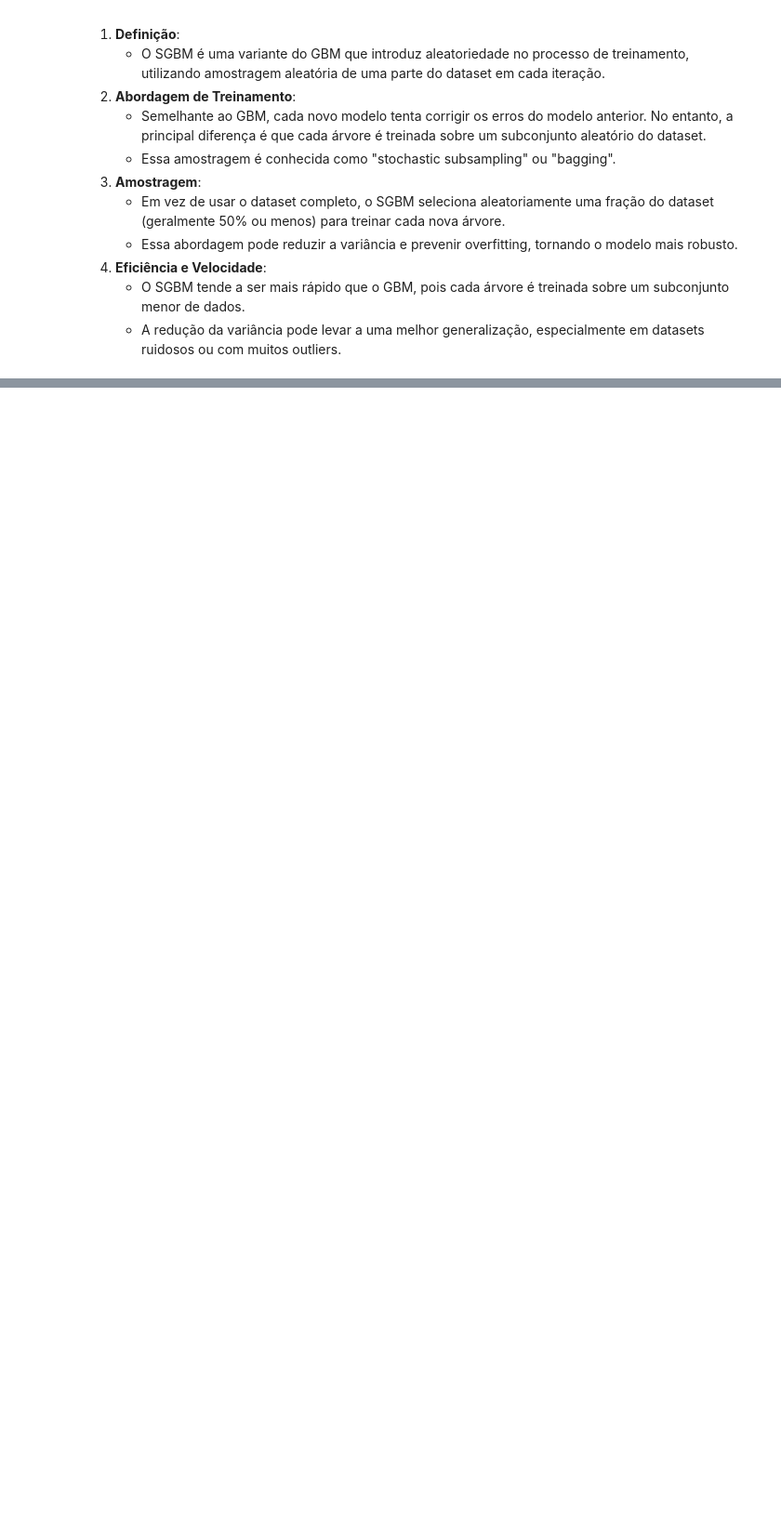
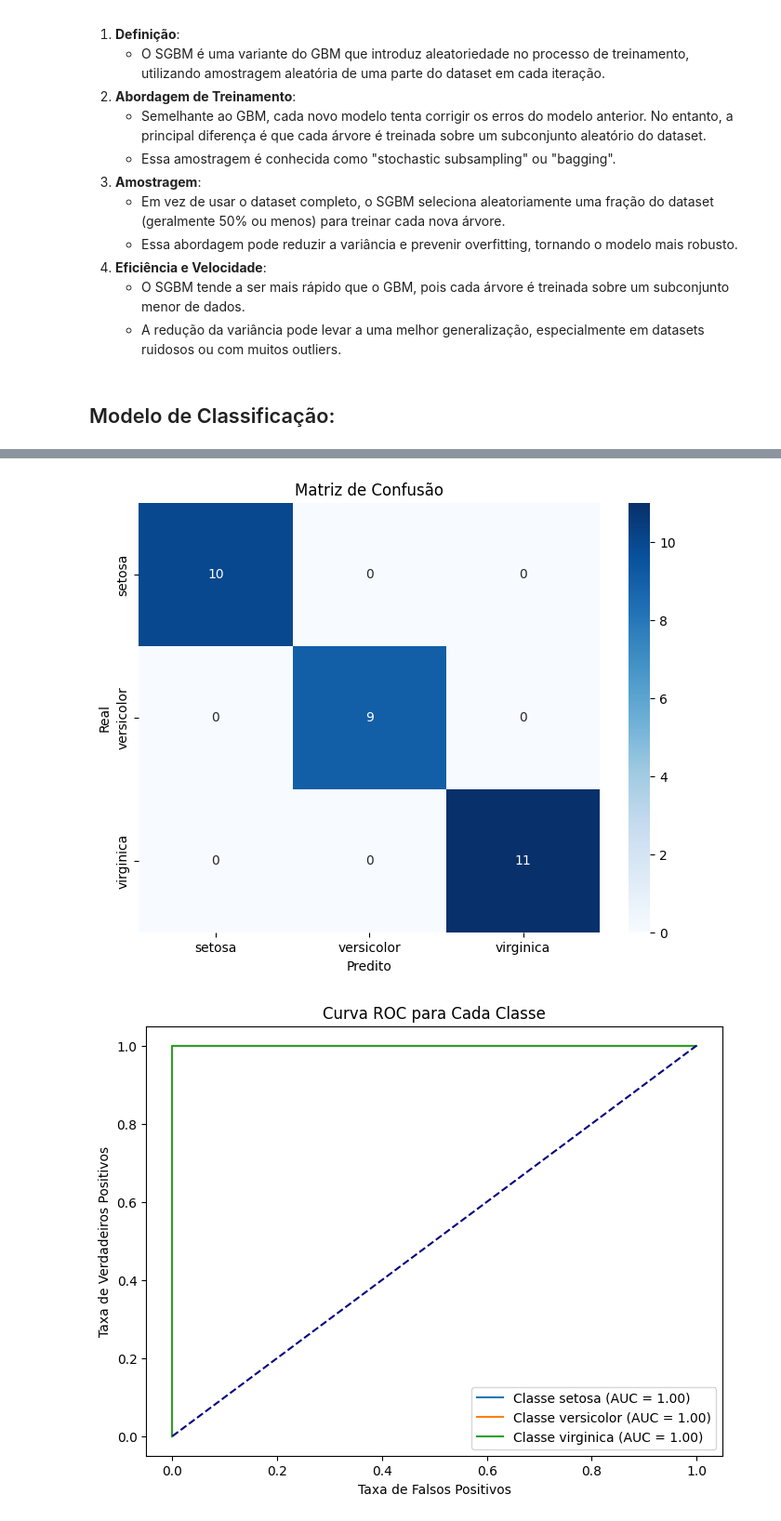
Before and after one commit to enzoschitini/machine-learning, a Jupyter notebook: Gradient Boosting Machine/Gradient Boosting Machine.ipynb, the cells around one changed output, grey strips where cells are left out. Shown: that part at 93% size. Saved outputs shown, nothing was run; the diff lists cells and outputs as text; code cells hidden in the pictures; blank space fills up the shorter version.

Commit message:
Machine Learning

```diff
--- a/Gradient Boosting Machine/Gradient Boosting Machine.ipynb
+++ b/Gradient Boosting Machine/Gradient Boosting Machine.ipynb
@@ -164,3 +164,79 @@ As duas técnicas de machine learning mencionadas, **Stochastic Gradient Boostin
 4. **Eficiência e Velocidade**:
     - O SGBM tende a ser mais rápido que o GBM, pois cada árvore é treinada sobre um subconjunto menor de dados.
     - A redução da variância pode levar a uma melhor generalização, especialmente em datasets ruidosos ou com muitos outliers.
+# %% [markdown]
+## Modelo de Classificação:
+# %%
+# Importação das bibliotecas
+import numpy as np
+import pandas as pd
+from sklearn.datasets import load_iris
+from sklearn.model_selection import train_test_split
+from sklearn.ensemble import GradientBoostingClassifier
+from sklearn.metrics import accuracy_score, classification_report, confusion_matrix, roc_curve, auc
+import matplotlib.pyplot as plt
+import seaborn as sns
+
+# Carregando o dataset Iris
+data = load_iris()
+X = pd.DataFrame(data.data, columns=data.feature_names)
+y = pd.Series(data.target)
+
+# Divisão dos dados em treino e teste
+X_train, X_test, y_train, y_test = train_test_split(X, y, test_size=0.2, random_state=42)
+
+# Criação e treinamento do modelo GBM
+model = GradientBoostingClassifier(n_estimators=100, learning_rate=0.1, max_depth=3, random_state=42)
+model.fit(X_train, y_train)
+
+# Predição no conjunto de teste
+y_pred = model.predict(X_test)
+y_prob = model.predict_proba(X_test)
+
+# Avaliação do modelo
+accuracy = accuracy_score(y_test, y_pred)
+conf_matrix = confusion_matrix(y_test, y_pred)
+class_report = classification_report(y_test, y_pred)
+
+# Exibindo os resultados
+print(f"Acurácia: {accuracy:.2f}")
+print("\nMatriz de Confusão:")
+print(conf_matrix)
+print("\nRelatório de Classificação:")
+print(class_report)
+
+# 1. Matriz de Confusão
+plt.figure(figsize=(8, 6))
+sns.heatmap(conf_matrix, annot=True, fmt="d", cmap="Blues", xticklabels=data.target_names, yticklabels=data.target_names)
+plt.title('Matriz de Confusão')
+plt.xlabel('Predito')
+plt.ylabel('Real')
+plt.show()
+
+# 2. Curva ROC para cada classe
+plt.figure(figsize=(8, 6))
+fpr = {}
+tpr = {}
+roc_auc = {}
+for i in range(3):  # Número de classes no dataset Iris
+    fpr[i], tpr[i], _ = roc_curve(y_test == i, y_prob[:, i])
+    roc_auc[i] = auc(fpr[i], tpr[i])
+    plt.plot(fpr[i], tpr[i], label=f'Classe {data.target_names[i]} (AUC = {roc_auc[i]:.2f})')
+
+plt.plot([0, 1], [0, 1], color='navy', linestyle='--')
+plt.title('Curva ROC para Cada Classe')
+plt.xlabel('Taxa de Falsos Positivos')
+plt.ylabel('Taxa de Verdadeiros Positivos')
+plt.legend(loc='lower right')
+plt.show()
+
+# 3. Importância das Características
+plt.figure(figsize=(8, 6))
+feat_importance = model.feature_importances_
+indices = np.argsort(feat_importance)[::-1]
+plt.barh(range(X.shape[1]), feat_importance[indices], align='center')
+plt.yticks(range(X.shape[1]), np.array(data.feature_names)[indices])
+plt.title('Importância das Características')
+plt.xlabel('Importância')
+plt.show()
+# %% [output]
@@ -166,0 +260,2 @@ As duas técnicas de machine learning mencionadas, **Stochastic Gradient Boostin
+[figure, added]
+[figure, added]
```
Also changed, not shown: parts of 3 cells of this notebook.
